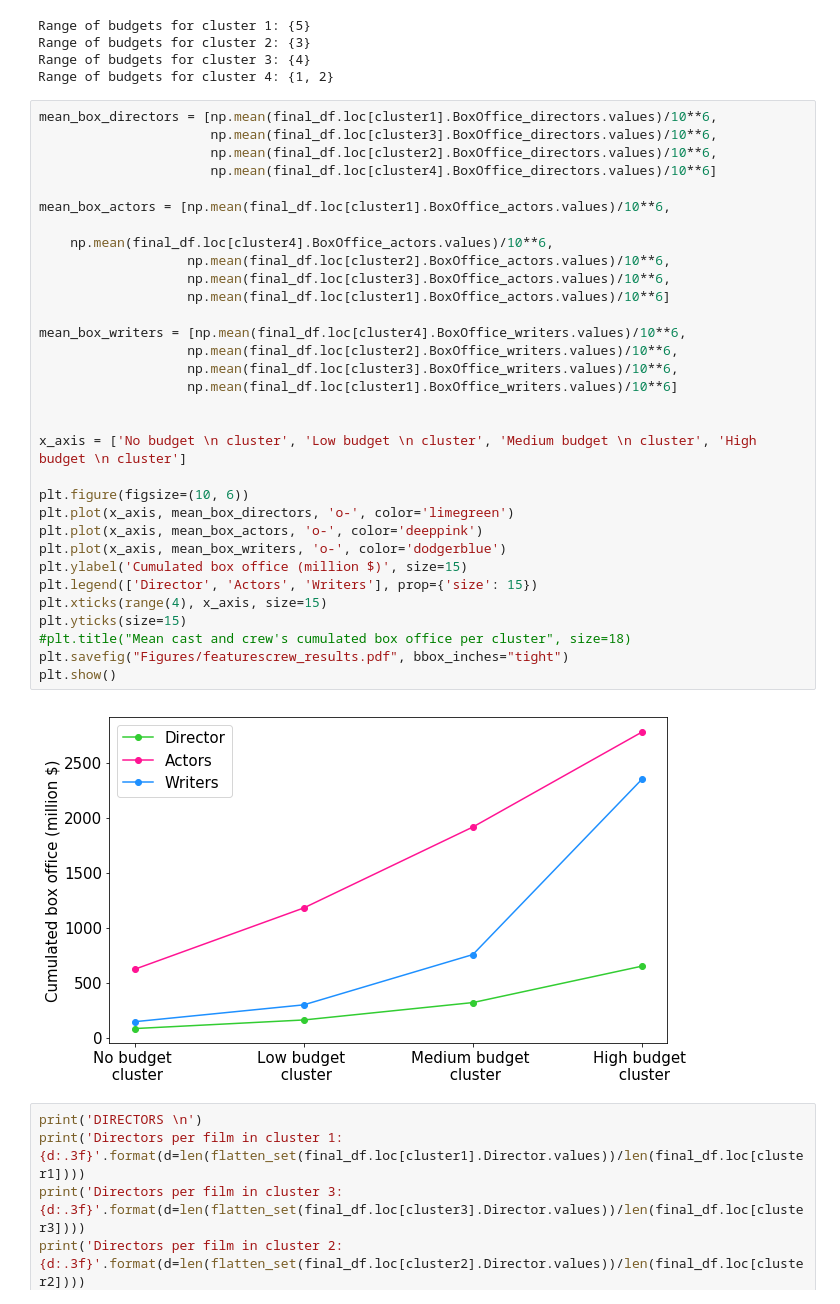
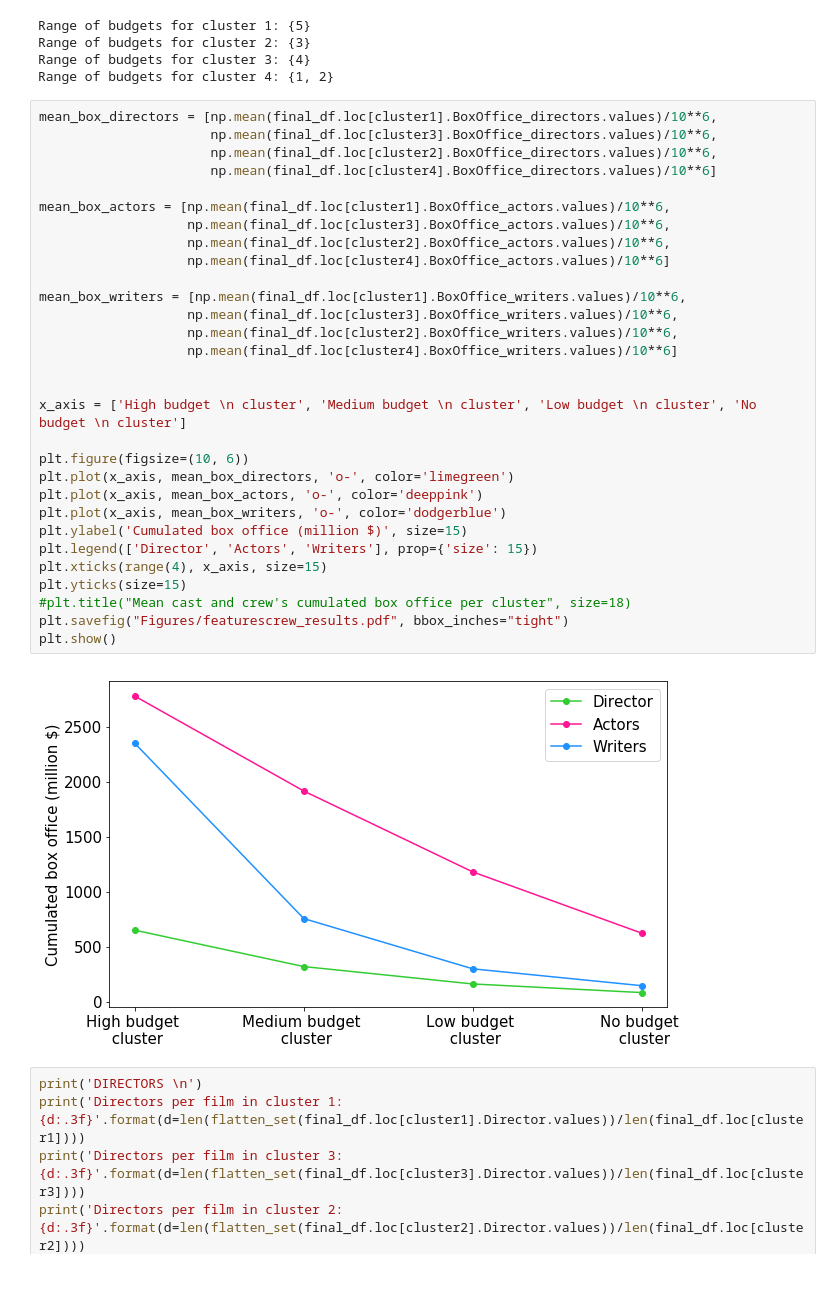
Before and after one commit to illorens/Project_NTDS, a Jupyter notebook: Analysis.ipynb, the cells around one changed output. Saved outputs shown, nothing was run; the diff lists cells and outputs as text.

Commit message:
Changed figure

```diff
--- a/Analysis.ipynb
+++ b/Analysis.ipynb
@@ -1691,37 +1691,35 @@ Range of budgets for cluster 4: {1, 2}
 # %%
 mean_box_directors = [np.mean(final_df.loc[cluster1].BoxOffice_directors.values)/10**6,
                       np.mean(final_df.loc[cluster3].BoxOffice_directors.values)/10**6,
                       np.mean(final_df.loc[cluster2].BoxOffice_directors.values)/10**6,
                       np.mean(final_df.loc[cluster4].BoxOffice_directors.values)/10**6]
 
 mean_box_actors = [np.mean(final_df.loc[cluster1].BoxOffice_actors.values)/10**6,
+                   np.mean(final_df.loc[cluster3].BoxOffice_actors.values)/10**6,
+                   np.mean(final_df.loc[cluster2].BoxOffice_actors.values)/10**6,
+                   np.mean(final_df.loc[cluster4].BoxOffice_actors.values)/10**6]
 
-    np.mean(final_df.loc[cluster4].BoxOffice_actors.values)/10**6,
-                   np.mean(final_df.loc[cluster2].BoxOffice_actors.values)/10**6,
-                   np.mean(final_df.loc[cluster3].BoxOffice_actors.values)/10**6,
-                   np.mean(final_df.loc[cluster1].BoxOffice_actors.values)/10**6]
-
-mean_box_writers = [np.mean(final_df.loc[cluster4].BoxOffice_writers.values)/10**6,
+mean_box_writers = [np.mean(final_df.loc[cluster1].BoxOffice_writers.values)/10**6,
+                   np.mean(final_df.loc[cluster3].BoxOffice_writers.values)/10**6,
                    np.mean(final_df.loc[cluster2].BoxOffice_writers.values)/10**6,
-                   np.mean(final_df.loc[cluster3].BoxOffice_writers.values)/10**6,
-                   np.mean(final_df.loc[cluster1].BoxOffice_writers.values)/10**6]
+                   np.mean(final_df.loc[cluster4].BoxOffice_writers.values)/10**6]
 
 
-x_axis = ['No budget \n cluster', 'Low budget \n cluster', 'Medium budget \n cluster', 'High budget \n cluster']
+x_axis = ['High budget \n cluster', 'Medium budget \n cluster', 'Low budget \n cluster', 'No budget \n cluster']
 
 plt.figure(figsize=(10, 6))
 plt.plot(x_axis, mean_box_directors, 'o-', color='limegreen')
 plt.plot(x_axis, mean_box_actors, 'o-', color='deeppink')
 plt.plot(x_axis, mean_box_writers, 'o-', color='dodgerblue')
 plt.ylabel('Cumulated box office (million $)', size=15)
 plt.legend(['Director', 'Actors', 'Writers'], prop={'size': 15})
 plt.xticks(range(4), x_axis, size=15)
 plt.yticks(size=15)
 #plt.title("Mean cast and crew's cumulated box office per cluster", size=18)
 plt.savefig("Figures/featurescrew_results.pdf", bbox_inches="tight")
 plt.show()
 # %% [output]
-[figure, old version]
+[figure, new version]
 # %%
 print('DIRECTORS \n')
 print('Directors per film in cluster 1: {d:.3f}'.format(d=len(flatten_set(final_df.loc[cluster1].Director.values))/len(final_df.loc[cluster1])))
```
